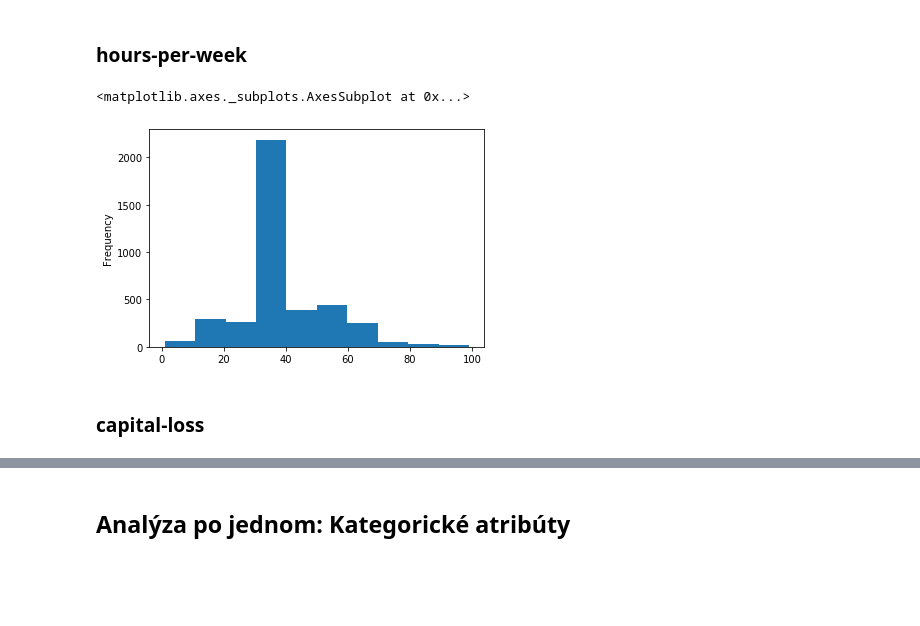
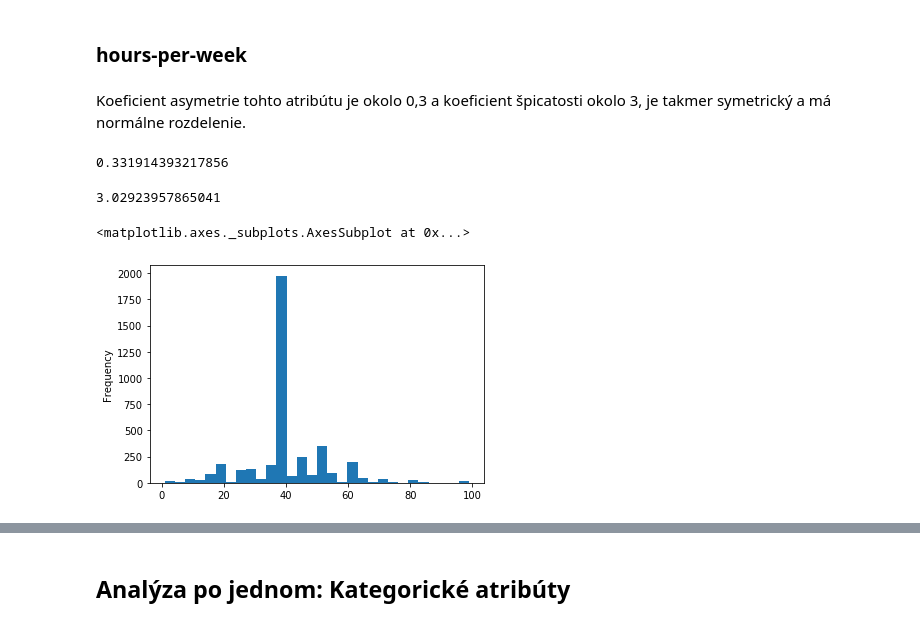
Before and after one commit to xheban/IAU-projekt, a Jupyter notebook: Projekt.ipynb, the cells around one changed output, grey strips where cells are left out. Saved outputs shown, nothing was run; the diff lists cells and outputs as text; code cells hidden in the pictures; blank space fills up the shorter version.

```diff
--- a/Projekt.ipynb
+++ b/Projekt.ipynb
@@ -453,9 +543,17 @@ other_train["mean_oxygen"].plot.hist()
 # %% [markdown]
 ### hours-per-week
+# %% [markdown]
+Koeficient asymetrie tohto atribútu je okolo 0,3 a koeficient špicatosti okolo 3, je takmer symetrický a má normálne rozdelenie.
+# %%
+other_train["hours-per-week"].skew()
+# %% [output]
+0.331914393217856
+# %%
+other_train["hours-per-week"].kurtosis()
+# %% [output]
+3.02923957865041
 # %%
-other_train["hours-per-week"].plot.hist()
+other_train["hours-per-week"].plot.hist(bins=30)
 # %% [output]
 <matplotlib.axes._subplots.AxesSubplot at 0x...>
-[figure, old version]
+[figure, new version]
-# %% [markdown]
-### capital-loss
```
Also changed, not shown: parts of 98 cells of this notebook.
